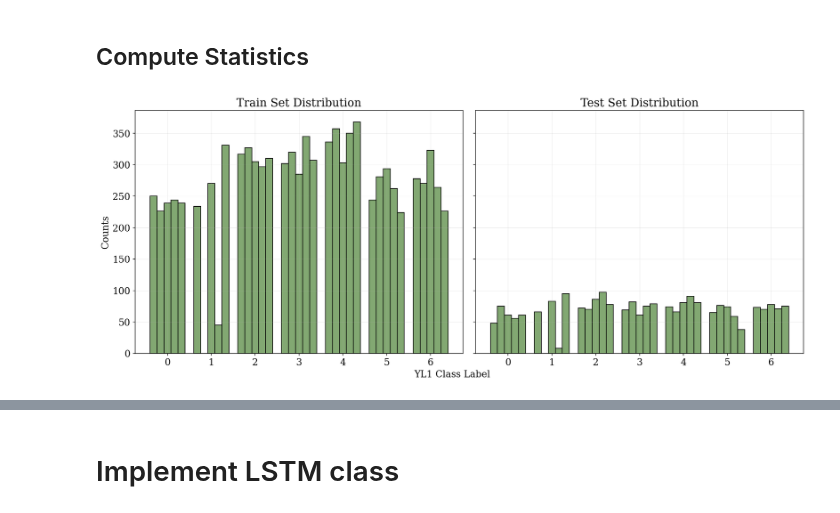
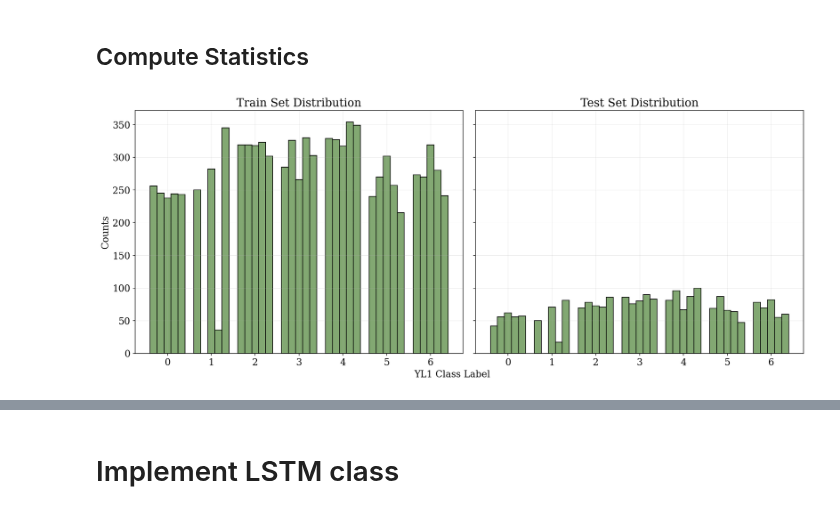
Before and after one commit to audrey352/COMP551, a Jupyter notebook: Assignment4/A4_notebook.ipynb, the cells around one changed output, grey strips where cells are left out. Saved outputs shown, nothing was run; the diff lists cells and outputs as text; code cells hidden in the pictures.

Commit message:
Started training LSTM

```diff
--- a/Assignment4/A4_notebook.ipynb
+++ b/Assignment4/A4_notebook.ipynb
@@ -270,3 +339,9 @@ w2v_model = Word2Vec(
+# %%
+# train/test split
+TRAIN_RATIO = 0.8
+num_train = int(len(WOS11967_dataset) * TRAIN_RATIO)
+num_test = len(WOS11967_dataset) - num_train
+train_dataset, test_dataset = random_split(WOS11967_dataset, [num_train, num_test])
 # %%
 # Pre-processing data for BERT
 # %% [markdown]
@@ -308,33 +405,33 @@ def plot_stats(data_stats, ax, parent_labels=[], child_labels=[], width_parent=0
         x = np.linspace(i-2*width, i+2*width, 5)
         ax.bar(x, counts, width=width, color="#82a872", edgecolor='k')
 # %%
-# Get lists of train and test data
-train_list = [train_dataset[i] for i in range(len(train_dataset))]
-test_list  = [test_dataset[i] for i in range(len(test_dataset))]
+# # Get lists of train and test data
+# train_list = [train_dataset[i] for i in range(len(train_dataset))]
+# test_list  = [test_dataset[i] for i in range(len(test_dataset))]
 
 # Get distibutions for each label
-train_stats = get_stats(train_list)
-test_stats = get_stats(test_list)
+train_stats = get_stats(train_dataset)
+test_stats = get_stats(test_dataset)
 # %%
-# Get all possible labels
-parent_labels = np.arange(len(set(WOS11967_dataset.YL1)))
-child_labels = np.arange(len(set(WOS11967_dataset.YL2)))
+# Get all possible labels -> ASSUMES THEY ARE CONSECUTIVE INTEGERS FROM 0 TO N-1
+parent_labels = np.arange(len(np.unique(WOS11967_dataset.YL1)))
+child_labels = np.arange(len(np.unique(WOS11967_dataset.YL2)))
 
 # Plot stats
 fig, (ax1, ax2) = plt.subplots(1, 2, figsize=(15, 6), sharex=True, sharey=True)
 plot_stats(train_stats, ax1, parent_labels=parent_labels, child_labels=child_labels)
 plot_stats(test_stats, ax2, parent_labels=parent_labels, child_labels=child_labels)
 
 # Labels
 fig.text(0.5, 0, "YL1 Class Label", ha='center')
 ax1.set_ylabel("Counts")
 
 # Titles
 ax1.set_title('Train Set Distribution')
 ax2.set_title('Test Set Distribution')
 
 plt.tight_layout()
 plt.savefig(SAVEDIR + 'YL1_YL2_distribution.png')
 plt.show()
 # %% [output]
-[figure, old version]
+[figure, new version]
```
Also changed, not shown: parts of 15 cells of this notebook, 1 other file.
